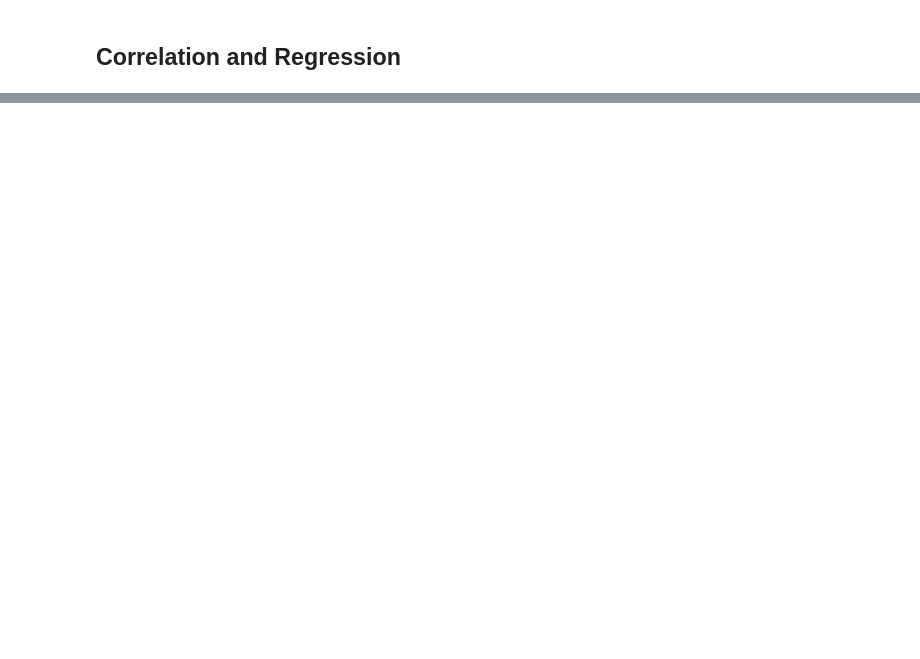
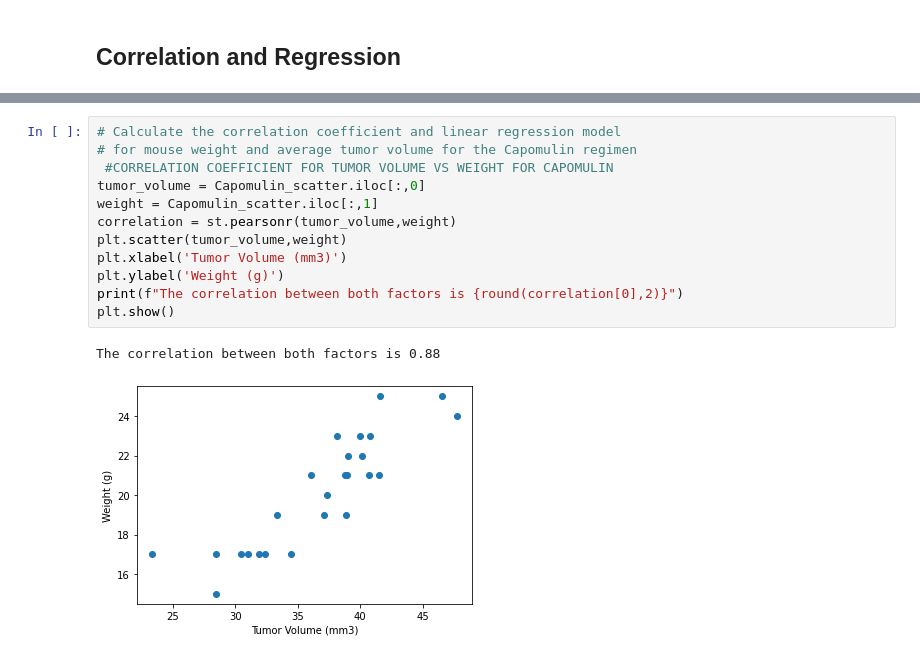
Before and after one commit to Teresa-18/pymaceuticals, a Jupyter notebook: pymaceuticals_starter.ipynb, the cells around one changed output, grey strips where cells are left out. Drawn from its saved outputs; the diff is of its cells as text; blank space fills up the shorter version.

```diff
--- a/pymaceuticals_starter.ipynb
+++ b/pymaceuticals_starter.ipynb
@@ -442,0 +427,15 @@ MaxTimepoints = []
+# %%
+# Calculate the correlation coefficient and linear regression model
+# for mouse weight and average tumor volume for the Capomulin regimen
+ #CORRELATION COEFFICIENT FOR TUMOR VOLUME VS WEIGHT FOR CAPOMULIN
+tumor_volume = Capomulin_scatter.iloc[:,0]
+weight = Capomulin_scatter.iloc[:,1]
+correlation = st.pearsonr(tumor_volume,weight)
+plt.scatter(tumor_volume,weight)
+plt.xlabel('Tumor Volume (mm3)')
+plt.ylabel('Weight (g)')
+print(f"The correlation between both factors is {round(correlation[0],2)}")
+plt.show()
+# %% [output]
+The correlation between both factors is 0.88
+[figure, added]
```
Also changed, not shown: parts of 17 cells of this notebook.
